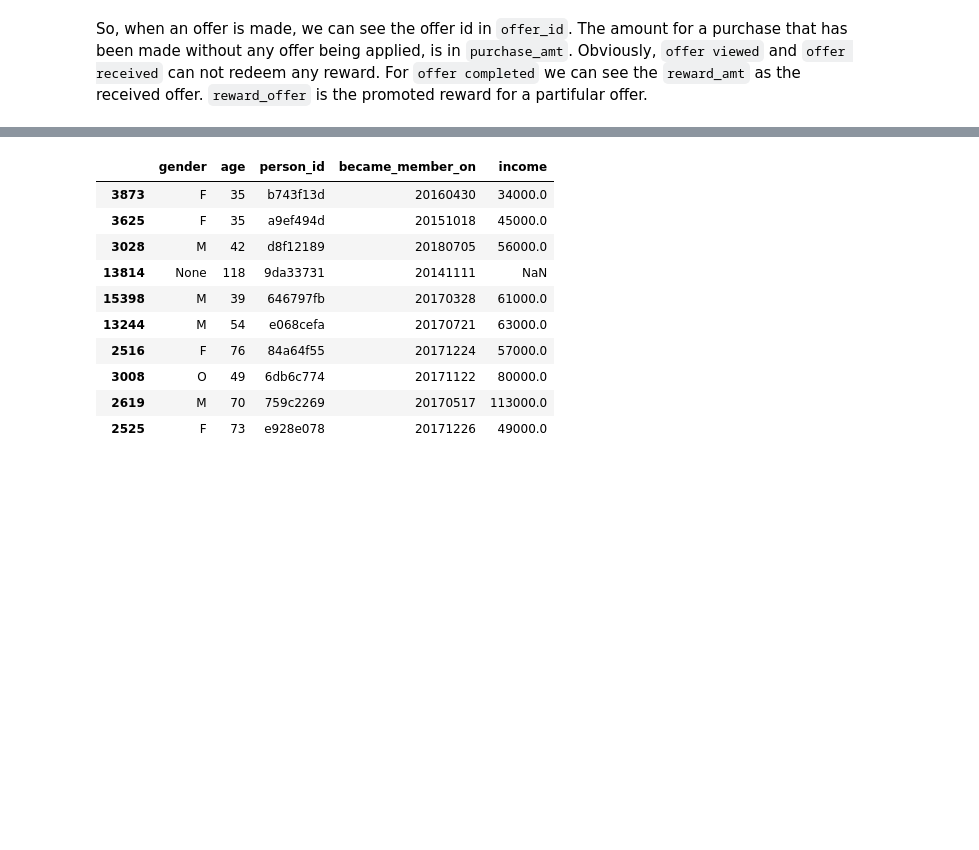
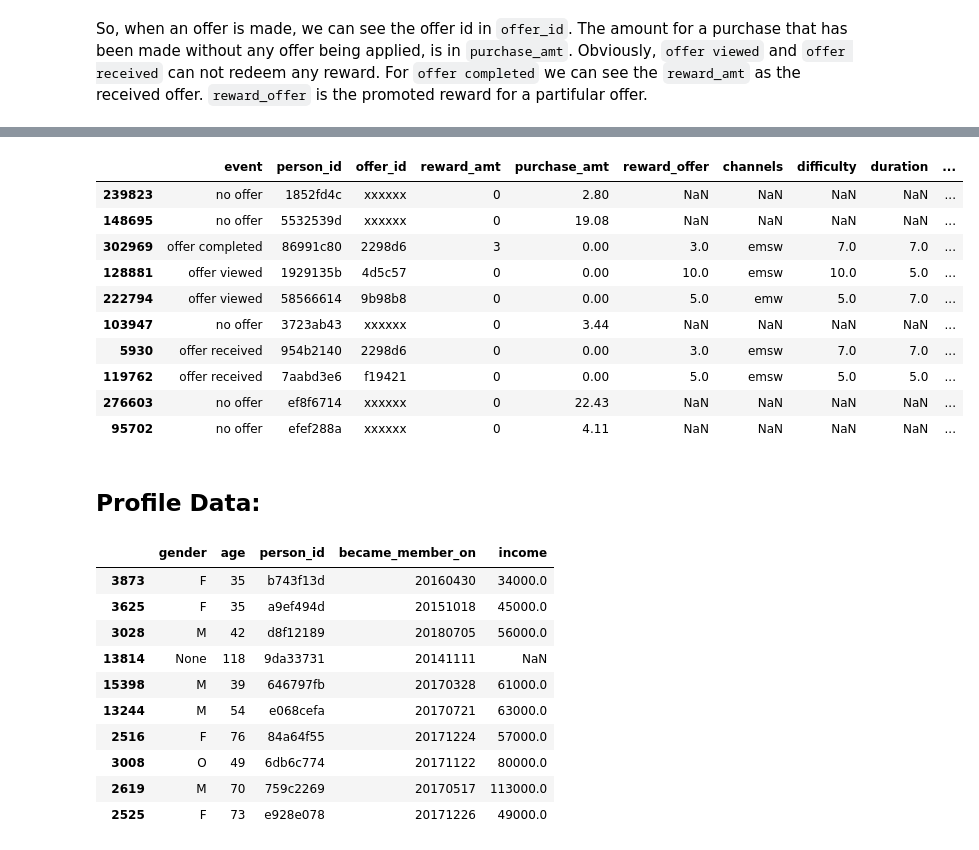
Before and after one commit to heschmat/starbucks, a Jupyter notebook: EDA/01-clean_initial.ipynb, the cells around one changed output, grey strips where cells are left out. Cells and saved outputs as stored; diff of their text form; code cells hidden in the pictures; blank space fills up the shorter version.

```diff
--- a/EDA/01-clean_initial.ipynb
+++ b/EDA/01-clean_initial.ipynb
@@ -111,3 +153,21 @@ So, when an offer is made, we can see the offer id in `offer_id`. The amount for
+# %%
+dfinfo.drop('time', axis= 1, inplace= True)
+
+dfinfo.sample(10, random_state = 1)
+# %% [output]
+|  | event | person_id | offer_id | reward_amt | purchase_amt | reward_offer | channels | difficulty | duration | ... |
+| 239823 | no offer | 1852fd4c | xxxxxx | 0 | 2.80 | NaN | NaN | NaN | NaN | ... |
+| 148695 | no offer | 5532539d | xxxxxx | 0 | 19.08 | NaN | NaN | NaN | NaN | ... |
+| 302969 | offer completed | 86991c80 | 2298d6 | 3 | 0.00 | 3.0 | emsw | 7.0 | 7.0 | ... |
+| 128881 | offer viewed | 1929135b | 4d5c57 | 0 | 0.00 | 10.0 | emsw | 10.0 | 5.0 | ... |
+| 222794 | offer viewed | 58566614 | 9b98b8 | 0 | 0.00 | 5.0 | emw | 5.0 | 7.0 | ... |
+| 103947 | no offer | 3723ab43 | xxxxxx | 0 | 3.44 | NaN | NaN | NaN | NaN | ... |
+| 5930 | offer received | 954b2140 | 2298d6 | 0 | 0.00 | 3.0 | emsw | 7.0 | 7.0 | ... |
+| 119762 | offer received | 7aabd3e6 | f19421 | 0 | 0.00 | 5.0 | emsw | 5.0 | 5.0 | ... |
+| 276603 | no offer | ef8f6714 | xxxxxx | 0 | 22.43 | NaN | NaN | NaN | NaN | ... |
+| 95702 | no offer | efef288a | xxxxxx | 0 | 4.11 | NaN | NaN | NaN | NaN | ... |
+# %% [markdown]
+## Profile Data:
 # %%
 dfppl.rename(columns={'id':'person_id'}, inplace= True)
 dfppl.sample(10, random_state = 0)
```
Also changed, not shown: parts of 11 cells of this notebook.
